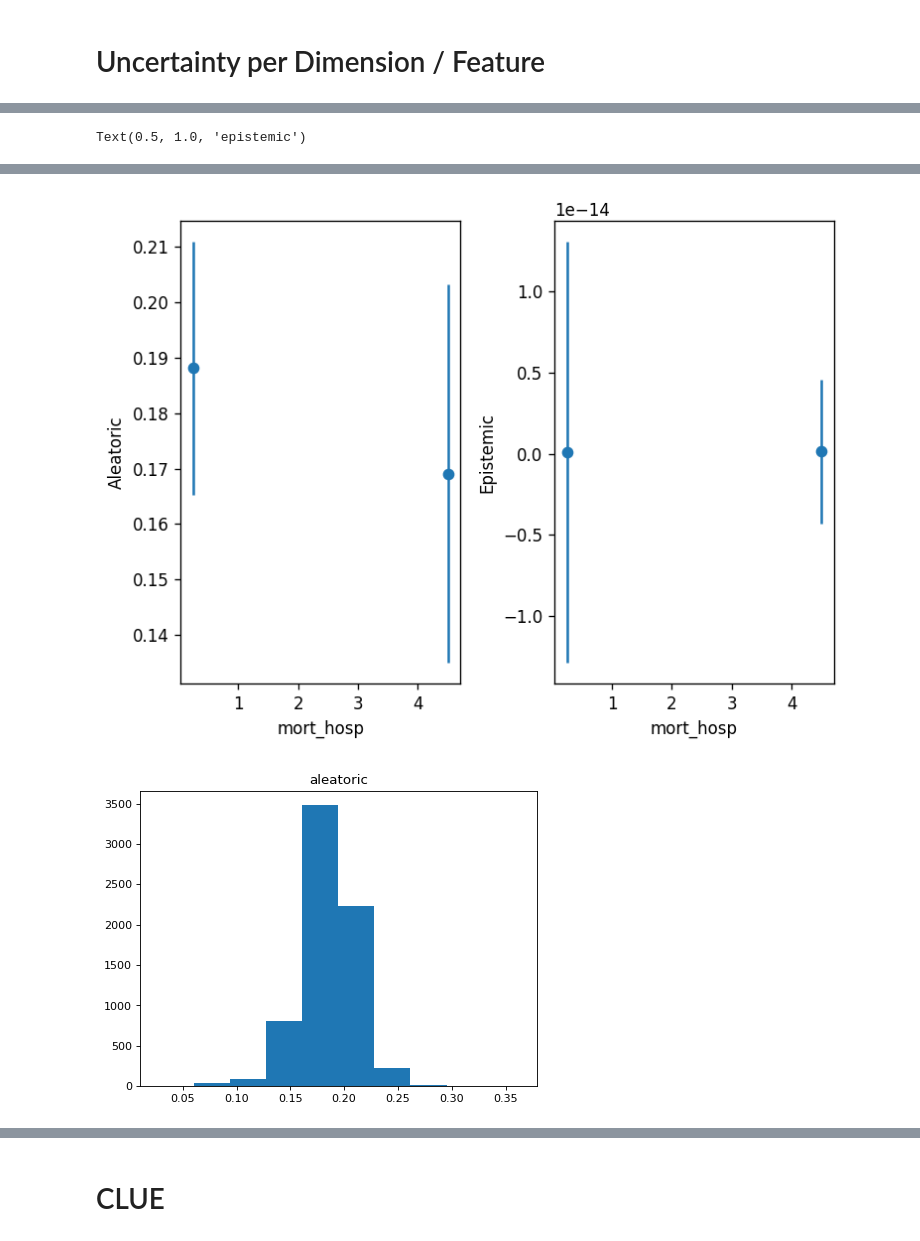
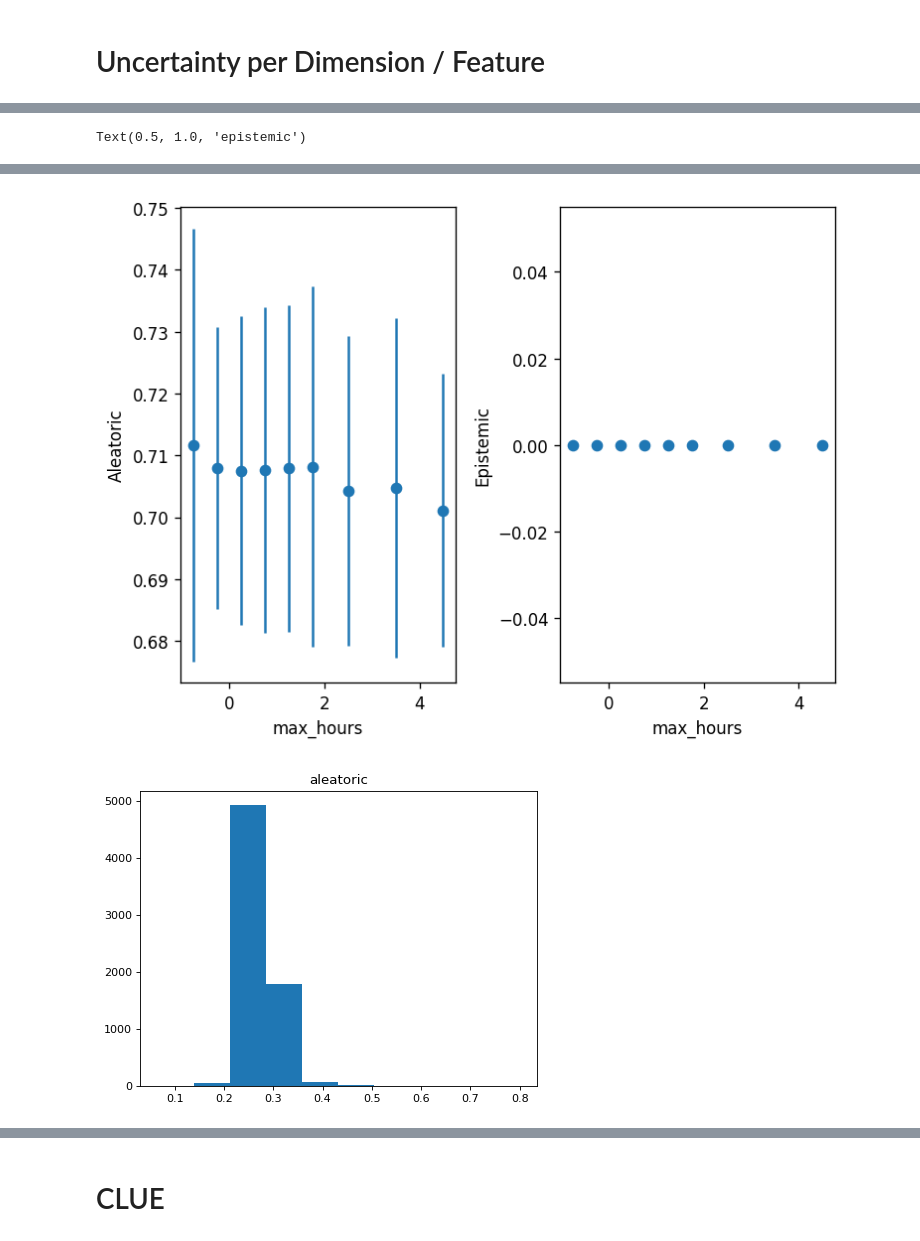
Before and after one commit to lsch0lz/counterfactuals, a Jupyter notebook: examples/mimic_clue_example.ipynb, the cells around one changed output, grey strips where cells are left out. Saved outputs shown, nothing was run; the diff lists cells and outputs as text; code cells hidden in the pictures.

```diff
--- a/examples/mimic_clue_example.ipynb
+++ b/examples/mimic_clue_example.ipynb
@@ -25,6 +25,6 @@ learning_rate = 1e-2
 # %% [markdown]
 # MLP
 # %%
-INPUT_DIMS = [1, 1, 1, 1, 1, 1, 1, 1, 1, 1, 1, 1, 1, 1, 1, 1, 1, 1, 2, 41]
+INPUT_DIMS = [1, 1, 1, 1, 1, 1, 1, 1, 1, 1, 1, 1, 1, 1, 1, 1, 2, 41]
 print(sum(INPUT_DIMS))
 # %% [output]
@@ -33,7 +33,7 @@ print(sum(INPUT_DIMS))
 # INPUT_DIMS = [1, 1, 8, 2]
 # INPUT_DIMS = [5, 5, 41, 10]
 # INPUT_DIMs bestehen aus 18 einzelnen Kategorien (hadm_id, age, max_hours, etc.) 2 one-hot Kategorien (gender_F, gender_M) und 41 one-hot Kategorien (ethnicity)
-INPUT_DIMS = [1, 1, 1, 1, 1, 1, 1, 1, 1, 1, 1, 1, 1, 1, 1, 1, 1, 1, 2, 41]
+# INPUT_DIMS = [1, 1, 1, 1, 1, 1, 1, 1, 1, 1, 1, 1, 1, 1, 1, 1, 1, 1, 2, 41]
 
 x_train, x_test, x_means, x_stds, y_train, y_test, y_means, y_stds, DATA_KEYS, input_dims = MimiDataLoader(INPUT_DIMS,
                                                                                                            CSV_PATH).get_mimic_dataset()
@@ -94,7 +94,7 @@ INFO:root:Loading: /Users/lukasscholz/repositorys/studienprojekt/counterfactuals
 # Visualizations
 # %%
 tr_aleatoric_vec, tr_epistemic_vec, z_train, x_train, y_train = latent_project_gauss(bnn_gauss, VAE, dset=trainset,
-                                                                                     batch_size=2048, cuda=cuda)
+                                                                                     batch_size=2048, cuda=cuda, prob_BNN=False)
 
 tr_uncertainty_vec = tr_aleatoric_vec + tr_epistemic_vec
 
@@ -138,7 +138,7 @@ DEBUG:matplotlib.font_manager:findfont: Matching sans\-serif:style=normal:varian
 dname = "mimic"
 # var_names = {"mimic": ['LSAT', 'UGPA', 'race', 'sex']}
 var_names_flat = {
-    "mimic": ["hadm_id", "age", "max_hours", "mort_hosp", "vent", "vaso", "adenosine", "dobutamine", "dopamine",
+    "mimic": ["age", "max_hours", "vent", "vaso", "adenosine", "dobutamine", "dopamine",
               "epinephrine", "isuprel",
               "milrinone", "norepinephrine", "phenylephrine", "vasopressin", "colloid_bolus", "crystalloid_bolus",
               "nivdurations", "gender_F",
@@ -168,7 +168,7 @@ var_names_flat = {
 }
 # %%
 # var_N: Which Variable I want to analyze
-var_N = 3
+var_N = 1
 
 fig, axes = plt.subplots(1, 2, dpi=120)
 # plt.figure(dpi=80)
@@ -260,2 +260,2 @@ Text(0.5, 1.0, 'epistemic')
-[figure, old version]
+[figure, new version]
-[figure, old version]
+[figure, new version]
```
Also changed, not shown: parts of 10 cells of this notebook.
